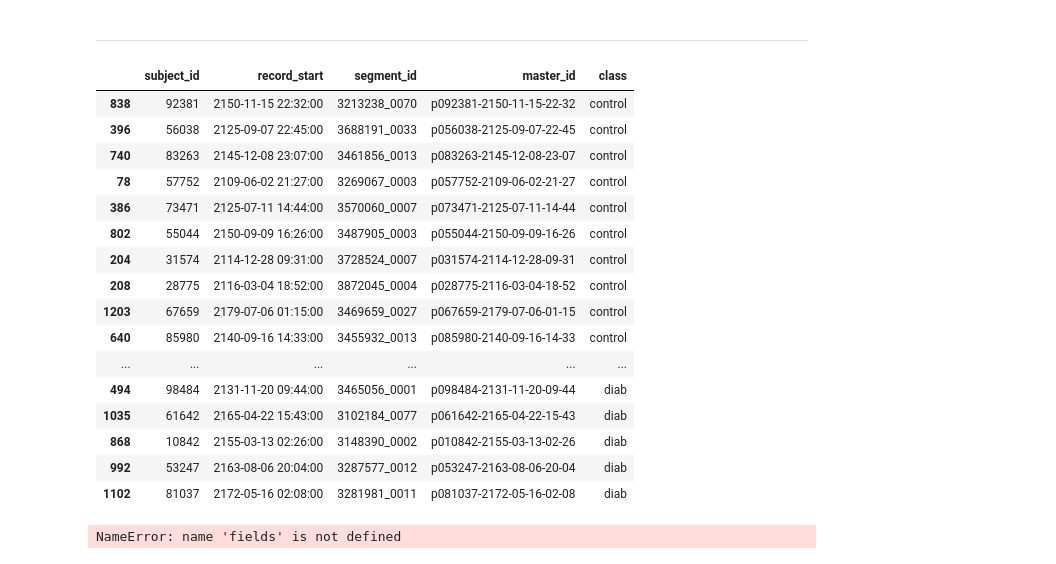
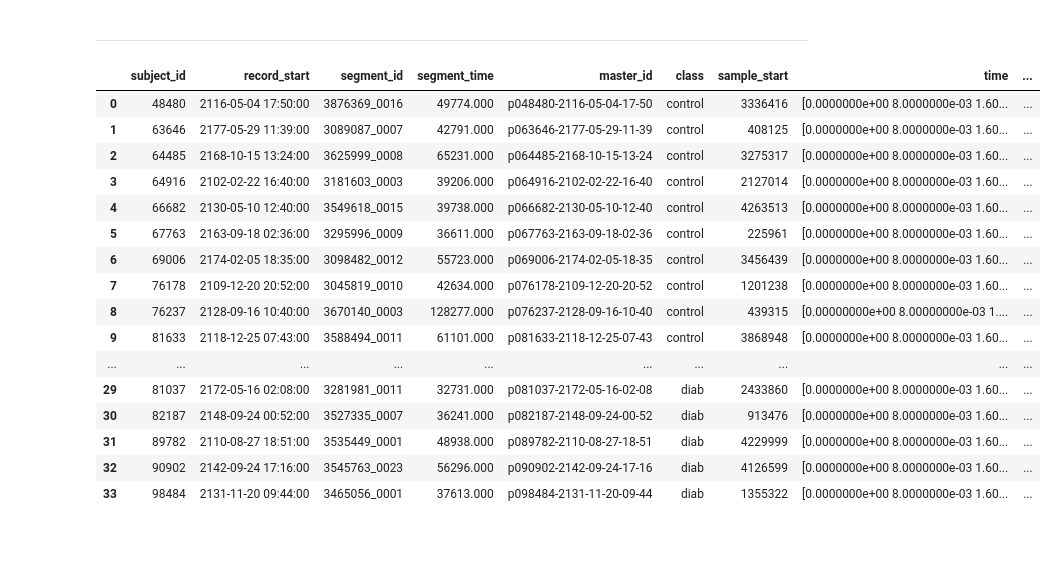
Before and after one commit to thvlio/masters-research, a Jupyter notebook: convert.ipynb, the cells around one changed output. Saved outputs shown, nothing was run; the diff lists cells and outputs as text; code cells hidden in the pictures.

Commit message:
improved the signal explorer and fixed conversion code

```diff
--- a/convert.ipynb
+++ b/convert.ipynb
@@ -13,4 +15,4 @@ from tqdm import tqdm
 # %%
 crsidlab_root = Path('/home/thulio/projects/masters-research/CRSIDLab_Setembro_2024')
 # %%
-dataset_root = Path('/home/thulio/projects/masters-research/data')
+csvs_root = Path('/home/thulio/projects/masters-research/csvs')
@@ -17,23 +21,23 @@ dataset_root = Path('/home/thulio/projects/masters-research/data')
 # %%
 relevant_signals = ['II', 'PLETH', 'ABP']
 # %%
-df_subjects = pd.read_csv('csvs/subjects.csv', index_col=0)
-df_subjects
+df_samples = pd.read_csv(csvs_root / 'samples_full.csv')
+df_samples
 # %% [output]
-|  | subject_id | record_start | segment_id | master_id | class |
-| 838 | 92381 | 2150-11-15 22:32:00 | 3213238_0070 | p092381-2150-11-15-22-32 | control |
-| 396 | 56038 | 2125-09-07 22:45:00 | 3688191_0033 | p056038-2125-09-07-22-45 | control |
-| 740 | 83263 | 2145-12-08 23:07:00 | 3461856_0013 | p083263-2145-12-08-23-07 | control |
-| 78 | 57752 | 2109-06-02 21:27:00 | 3269067_0003 | p057752-2109-06-02-21-27 | control |
-| 386 | 73471 | 2125-07-11 14:44:00 | 3570060_0007 | p073471-2125-07-11-14-44 | control |
-| 802 | 55044 | 2150-09-09 16:26:00 | 3487905_0003 | p055044-2150-09-09-16-26 | control |
-| 204 | 31574 | 2114-12-28 09:31:00 | 3728524_0007 | p031574-2114-12-28-09-31 | control |
-| 208 | 28775 | 2116-03-04 18:52:00 | 3872045_0004 | p028775-2116-03-04-18-52 | control |
-| 1203 | 67659 | 2179-07-06 01:15:00 | 3469659_0027 | p067659-2179-07-06-01-15 | control |
-| 640 | 85980 | 2140-09-16 14:33:00 | 3455932_0013 | p085980-2140-09-16-14-33 | control |
-| ... | ... | ... | ... | ... | ... |
-| 494 | 98484 | 2131-11-20 09:44:00 | 3465056_0001 | p098484-2131-11-20-09-44 | diab |
-| 1035 | 61642 | 2165-04-22 15:43:00 | 3102184_0077 | p061642-2165-04-22-15-43 | diab |
-| 868 | 10842 | 2155-03-13 02:26:00 | 3148390_0002 | p010842-2155-03-13-02-26 | diab |
-| 992 | 53247 | 2163-08-06 20:04:00 | 3287577_0012 | p053247-2163-08-06-20-04 | diab |
-| 1102 | 81037 | 2172-05-16 02:08:00 | 3281981_0011 | p081037-2172-05-16-02-08 | diab |
+|  | subject_id | record_start | segment_id | segment_time | master_id | class | sample_start | time | ... |
+| 0 | 48480 | 2116-05-04 17:50:00 | 3876369_0016 | 49774.000 | p048480-2116-05-04-17-50 | control | 3336416 | [0.0000000e+00 8.0000000e-03 1.60... | ... |
+| 1 | 63646 | 2177-05-29 11:39:00 | 3089087_0007 | 42791.000 | p063646-2177-05-29-11-39 | control | 408125 | [0.0000000e+00 8.0000000e-03 1.60... | ... |
+| 2 | 64485 | 2168-10-15 13:24:00 | 3625999_0008 | 65231.000 | p064485-2168-10-15-13-24 | control | 3275317 | [0.0000000e+00 8.0000000e-03 1.60... | ... |
+| 3 | 64916 | 2102-02-22 16:40:00 | 3181603_0003 | 39206.000 | p064916-2102-02-22-16-40 | control | 2127014 | [0.0000000e+00 8.0000000e-03 1.60... | ... |
+| 4 | 66682 | 2130-05-10 12:40:00 | 3549618_0015 | 39738.000 | p066682-2130-05-10-12-40 | control | 4263513 | [0.0000000e+00 8.0000000e-03 1.60... | ... |
+| 5 | 67763 | 2163-09-18 02:36:00 | 3295996_0009 | 36611.000 | p067763-2163-09-18-02-36 | control | 225961 | [0.0000000e+00 8.0000000e-03 1.60... | ... |
+| 6 | 69006 | 2174-02-05 18:35:00 | 3098482_0012 | 55723.000 | p069006-2174-02-05-18-35 | control | 3456439 | [0.0000000e+00 8.0000000e-03 1.60... | ... |
+| 7 | 76178 | 2109-12-20 20:52:00 | 3045819_0010 | 42634.000 | p076178-2109-12-20-20-52 | control | 1201238 | [0.0000000e+00 8.0000000e-03 1.60... | ... |
+| 8 | 76237 | 2128-09-16 10:40:00 | 3670140_0003 | 128277.000 | p076237-2128-09-16-10-40 | control | 439315 | [0.00000000e+00 8.00000000e-03 1.... | ... |
+| 9 | 81633 | 2118-12-25 07:43:00 | 3588494_0011 | 61101.000 | p081633-2118-12-25-07-43 | control | 3868948 | [0.0000000e+00 8.0000000e-03 1.60... | ... |
+| ... | ... | ... | ... | ... | ... | ... | ... | ... | ... |
+| 29 | 81037 | 2172-05-16 02:08:00 | 3281981_0011 | 32731.000 | p081037-2172-05-16-02-08 | diab | 2433860 | [0.0000000e+00 8.0000000e-03 1.60... | ... |
+| 30 | 82187 | 2148-09-24 00:52:00 | 3527335_0007 | 36241.000 | p082187-2148-09-24-00-52 | diab | 913476 | [0.0000000e+00 8.0000000e-03 1.60... | ... |
+| 31 | 89782 | 2110-08-27 18:51:00 | 3535449_0001 | 48938.000 | p089782-2110-08-27-18-51 | diab | 4229999 | [0.0000000e+00 8.0000000e-03 1.60... | ... |
+| 32 | 90902 | 2142-09-24 17:16:00 | 3545763_0023 | 56296.000 | p090902-2142-09-24-17-16 | diab | 4126599 | [0.0000000e+00 8.0000000e-03 1.60... | ... |
+| 33 | 98484 | 2131-11-20 09:44:00 | 3465056_0001 | 37613.000 | p098484-2131-11-20-09-44 | diab | 1355322 | [0.0000000e+00 8.0000000e-03 1.60... | ... |
@@ -63,23 +44,19 @@ positions = [
 # %%
 window = 5 * 60
 # %%
-subjects: list[tuple[int, str, str, str, str]] = df_subjects.itertuples(index=False)
-for (subject_id, record_start, segment_id, master_id, label), pos in tqdm(zip(subjects, positions)):
-    p_folder = dataset_root / label / f'p{subject_id:06d}'
-    # master_header = wfdb.io.rdheader((p_folder / master_id).as_posix().replace('.hea', ''), rd_segments=True)
-    # segment: wfdb.io.Record = master_header.segments[master_header.seg_name.index(segment_id)]
-    w_end = pos + fields['fs'] * window
-    w_start = pos
-    signals, fields = wfdb.io.rdsamp(p_folder / segment_id, sampfrom=w_start, sampto=w_end, channel_names=relevant_signals)
+columns = ['subject_id', 'segment_id', 'class', 'sample_start', 'fields.sig_len', 'fields.fs']
+for subject_id, segment_id, label, sample_start, sig_len, fs in df_samples[columns].itertuples(index=False):
+    p_folder: Path = dataset_root / label / f'p{subject_id:06d}'
+    w_start = sample_start
+    w_end = sample_start + fs * window
+    signals, fields = rdsamp(p_folder / segment_id, sampfrom=w_start, sampto=w_end, channel_names=relevant_signals)
     patient_file = crsidlab_root / 'subjects' / f'{p_folder.name}_{segment_id}.mat'
     mat_data = {
-        'fs': fields['fs'],
-        'timeVec': np.arange(fields['sig_len']) / fields['fs'],
+        'fs': fs,
+        'timeVec': np.arange(sig_len) / fs,
         'ecg': signals[:, 0],
         'pleth': signals[:, 1],
         'abp': signals[:, 2],
         # 'resp': signals[:, 3],
     }
-    scipy.io.savemat(patient_file, mat_data)
+    savemat(patient_file, mat_data)
-# %% [output]
-NameError: name 'fields' is not defined
```
Also changed, not shown: parts of 3 cells of this notebook, 1 other file.
